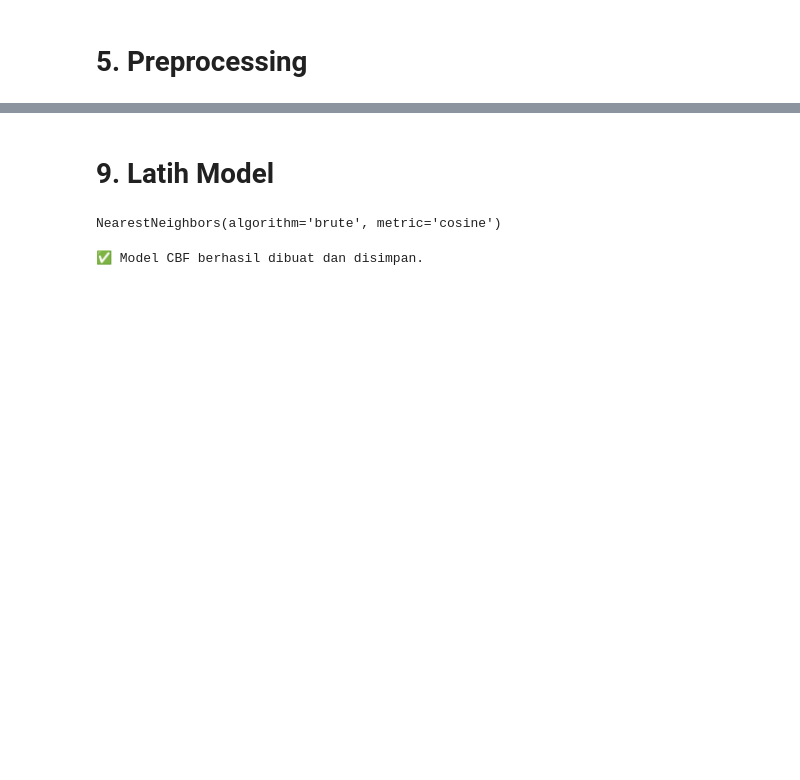
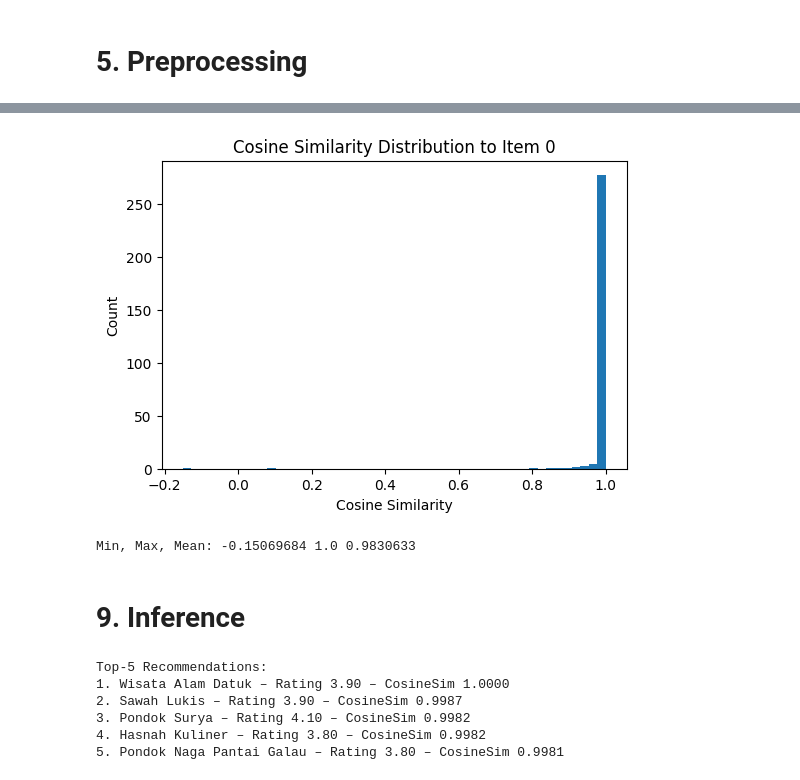
Before and after one commit to Capstone-Project-CodingCamp2025/machine-learning, a Jupyter notebook: notebook/Capstone_Model_CBF.ipynb, the cells around one changed output, grey strips where cells are left out. Saved outputs shown, nothing was run; the diff lists cells and outputs as text; code cells hidden in the pictures; blank space fills up the shorter version.

```diff
--- a/notebook/Capstone_Model_CBF.ipynb
+++ b/notebook/Capstone_Model_CBF.ipynb
@@ -17,3 +20,5 @@ df = pd.read_excel('all_data.xlsx')
+# %%
+df = pd.read_csv('CBF.csv')
 # %% [markdown]
 # **3. Data Wrangling**
 # %% [markdown]
@@ -119,0 +226,19 @@ item_features = hstack([tfidf_matrix, numerical_features])
+# %%
+def plot_histogram(sim_values, title):
+    plt.figure(figsize=(6,4))
+    plt.hist(sim_values, bins=50)
+    plt.title(title)
+    plt.xlabel('Cosine Similarity')
+    plt.ylabel('Count')
+    plt.show()
+
+encoder = models.Model(inputs=autoencoder.input,
+                        outputs=autoencoder.get_layer('embedding').output)
+emb = encoder.predict(X_combined)
+# L2 normalization
+emb_norm = emb / np.linalg.norm(emb, axis=1, keepdims=True)
+# Example similarity for item idx 0
+dist0 = emb_norm @ emb_norm[0]
+plot_histogram(dist0, 'Cosine Similarity Distribution to Item 0')
+print("Min, Max, Mean:", dist0.min(), dist0.max(), dist0.mean())
+# %% [output]
@@ -120,15 +246,4 @@ item_features = hstack([tfidf_matrix, numerical_features])
+[figure, added]
+Min, Max, Mean: -0.15069684 1.0 0.9830633
 # %% [markdown]
-# **9. Latih Model**
+# **9. Inference**
-# %%
-nbrs = NearestNeighbors(metric='cosine', algorithm='brute')
-nbrs.fit(item_features)
-# %% [output]
-NearestNeighbors(algorithm='brute', metric='cosine')
-# %%
-np.save('item_features.npy', item_features.toarray())
-with open('cbf_nbrs.pkl', 'wb') as f:
-    pickle.dump(nbrs, f)
-
-print("✅ Model CBF berhasil dibuat dan disimpan.")
-# %% [output]
-✅ Model CBF berhasil dibuat dan disimpan.
@@ -147,0 +250,27 @@ with open("item_names.json", "w") as f:
+# %%
+cosine_sim = emb_norm.dot(emb_norm.T)
+
+def recommend(idx, top_k=5):
+    sim_scores = cosine_sim[idx]
+    top_idx = np.argsort(-sim_scores)
+    results, seen = [], set()
+    for i in top_idx:
+        name = df['nama_tempat'].iloc[i]
+        if name in seen: continue
+        seen.add(name)
+        results.append((name, df['rating'].iloc[i], sim_scores[i]))
+        if len(results) >= top_k: break
+    return results
+
+# Print Top-5 for idx 0
+recos = recommend(0, top_k=5)
+print("Top-5 Recommendations:")
+for i,(n,r,s) in enumerate(recos,1):
+    print(f"{i}. {n} – Rating {r:.2f} – CosineSim {s:.4f}")
+# %% [output]
+Top-5 Recommendations:
+1. Wisata Alam Datuk – Rating 3.90 – CosineSim 1.0000
+2. Sawah Lukis – Rating 3.90 – CosineSim 0.9987
+3. Pondok Surya – Rating 4.10 – CosineSim 0.9982
+4. Hasnah Kuliner – Rating 3.80 – CosineSim 0.9982
+5. Pondok Naga Pantai Galau – Rating 3.80 – CosineSim 0.9981
```
Also changed, not shown: parts of 19 cells of this notebook, 14 other files.
